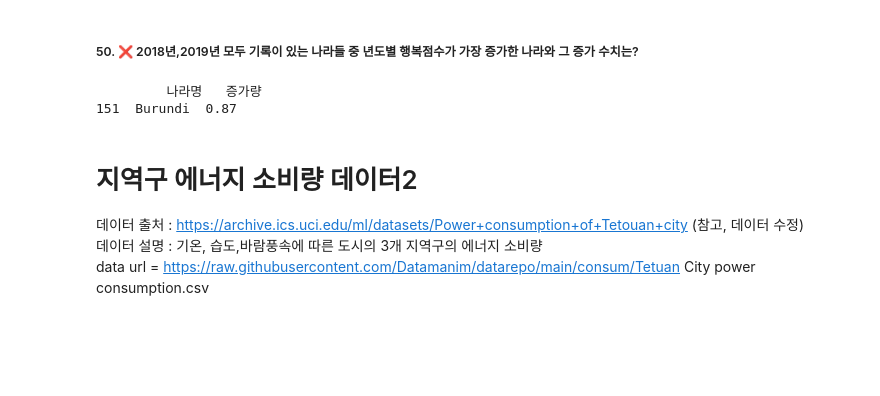
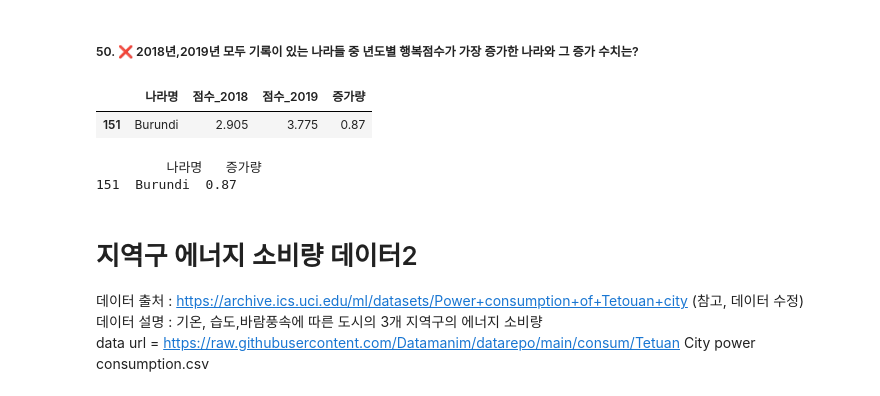
Before and after one commit to cms6090/Big-Data-Analysis, a Jupyter notebook: 1유형/데이터 마이닝.ipynb, the cells around one changed output. Saved outputs shown, nothing was run; the diff lists cells and outputs as text; code cells hidden in the pictures; blank space fills up the shorter version.

```diff
--- a/1유형/데이터 마이닝.ipynb
+++ b/1유형/데이터 마이닝.ipynb
@@ -750,24 +762,27 @@ print(len(set(df[(df["년도"] == 2018) & (df["행복랭킹"] <= 50)]["나라명
 # %%
 # 2018, 2019 데이터 분리
 d2018 = df[df["년도"] == 2018][["나라명", "점수"]]
 d2019 = df[df["년도"] == 2019][["나라명", "점수"]]
 
 # 나라명 기준 병합
 merged = pd.merge(
     d2018,
     d2019,
     on="나라명",
     suffixes=("_2018", "_2019")
 )
 
 # 행복점수 증가량 계산
 merged["증가량"] = merged["점수_2019"] - merged["점수_2018"]
 
 # 가장 많이 증가한 나라
 result = merged.sort_values("증가량", ascending=False).head(1)
 
+display(result)
 print(result[["나라명", "증가량"]])
 # %% [output]
+|  | 나라명 | 점수_2018 | 점수_2019 | 증가량 |
+| 151 | Burundi | 2.905 | 3.775 | 0.87 |
          나라명   증가량
 151  Burundi  0.87
 # %% [markdown]
```
Also changed, not shown: parts of 64 cells of this notebook, 1 other file.
